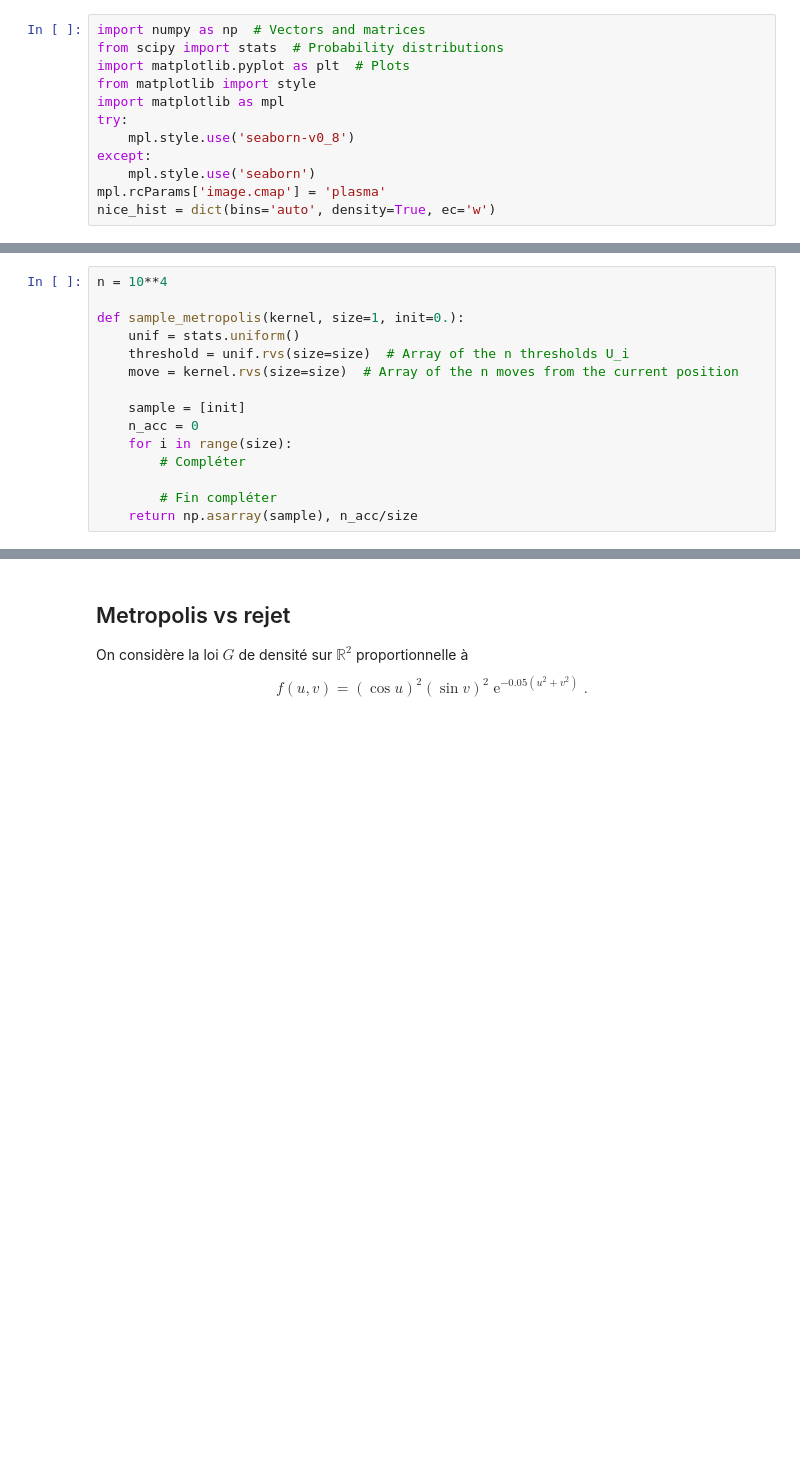
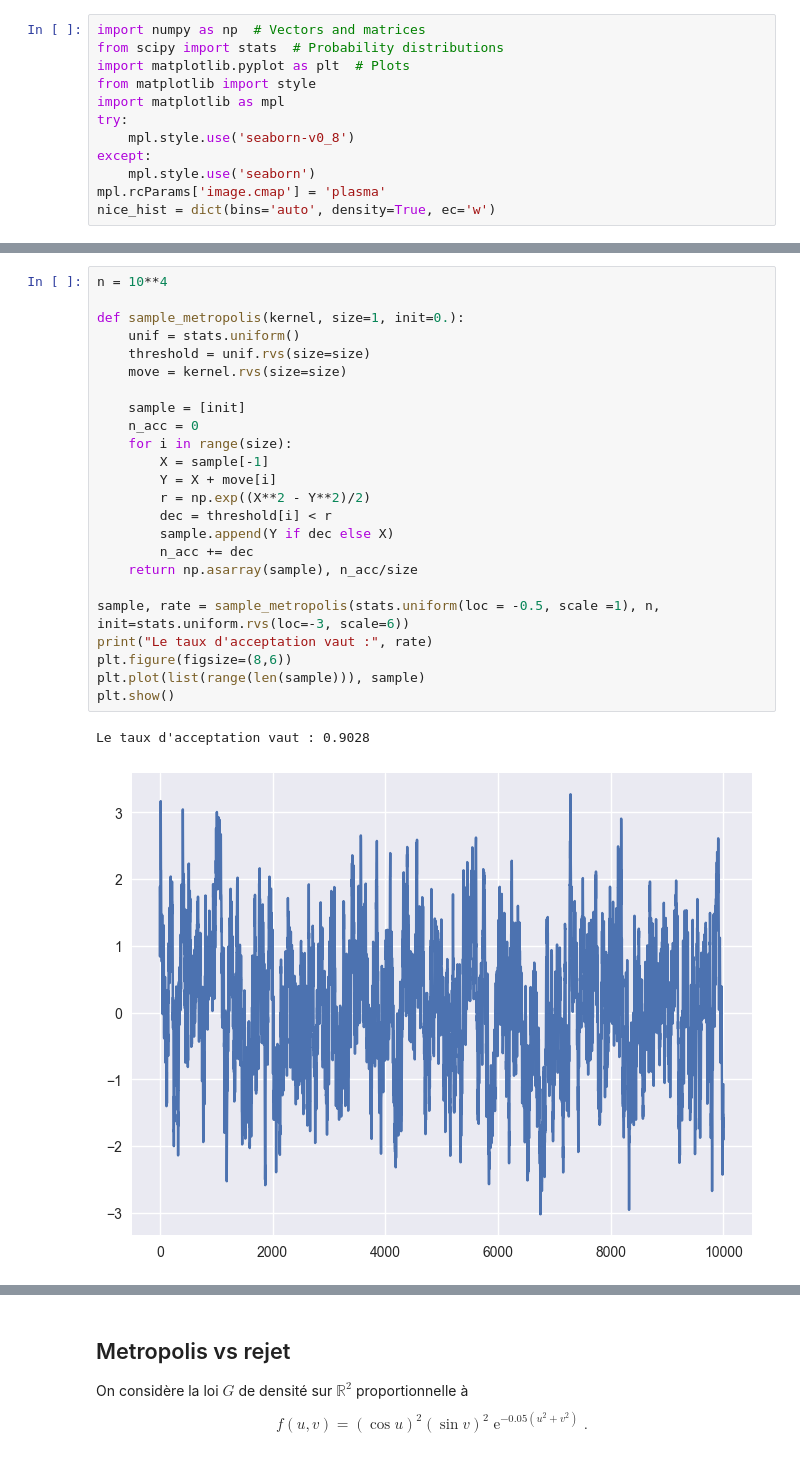
Before and after one commit to AugustinCablant/Monte-Carlo-methods, a Jupyter notebook: TP_Sorbonne.ipynb, the cells around one changed output, grey strips where cells are left out. Saved outputs shown, nothing was run; the diff lists cells and outputs as text; blank space fills up the shorter version.

```diff
--- a/TP_Sorbonne.ipynb
+++ b/TP_Sorbonne.ipynb
@@ -35,15 +41,27 @@ Appliquer cet algorithme pour construire une chaîne de longueur $n=10^4$ et par
 # %%
 n = 10**4
 
 def sample_metropolis(kernel, size=1, init=0.):
     unif = stats.uniform()
-    threshold = unif.rvs(size=size)  # Array of the n thresholds U_i
-    move = kernel.rvs(size=size)  # Array of the n moves from the current position
+    threshold = unif.rvs(size=size)
+    move = kernel.rvs(size=size)
 
     sample = [init]
     n_acc = 0
     for i in range(size):
-        # Compléter
+        X = sample[-1]
+        Y = X + move[i]
+        r = np.exp((X**2 - Y**2)/2)
+        dec = threshold[i] < r
+        sample.append(Y if dec else X)
+        n_acc += dec
+    return np.asarray(sample), n_acc/size
 
-        # Fin compléter
-    return np.asarray(sample), n_acc/size
+sample, rate = sample_metropolis(stats.uniform(loc = -0.5, scale =1), n, init=stats.uniform.rvs(loc=-3, scale=6))
+print("Le taux d'acceptation vaut :", rate)
+plt.figure(figsize=(8,6))
+plt.plot(list(range(len(sample))), sample)
+plt.show()
+# %% [output]
+Le taux d'acceptation vaut : 0.9028
+[figure, added]
```
Also changed, not shown: parts of 12 cells of this notebook, 1 other file.
